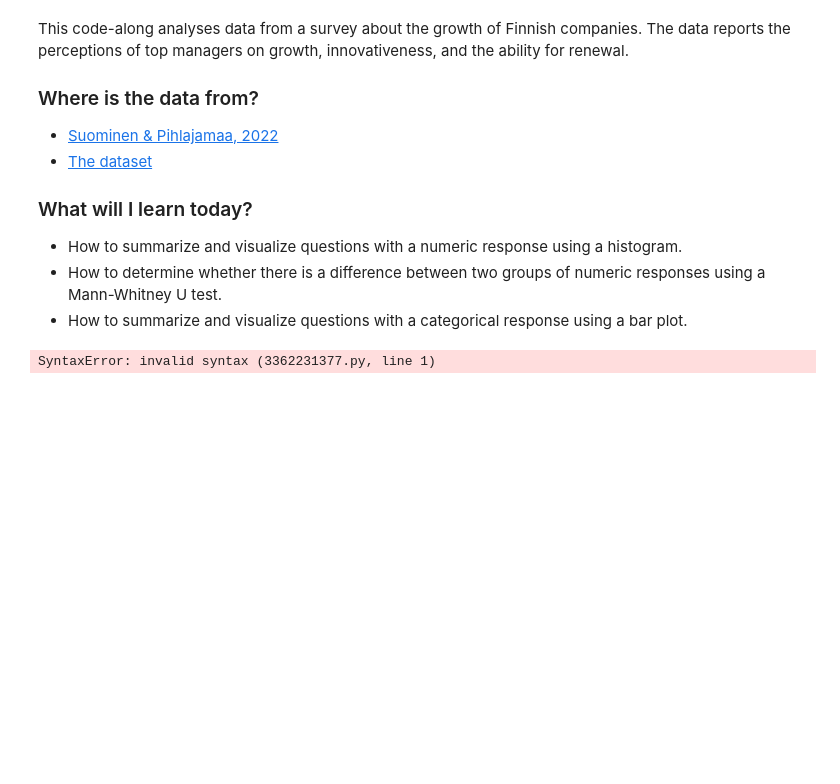
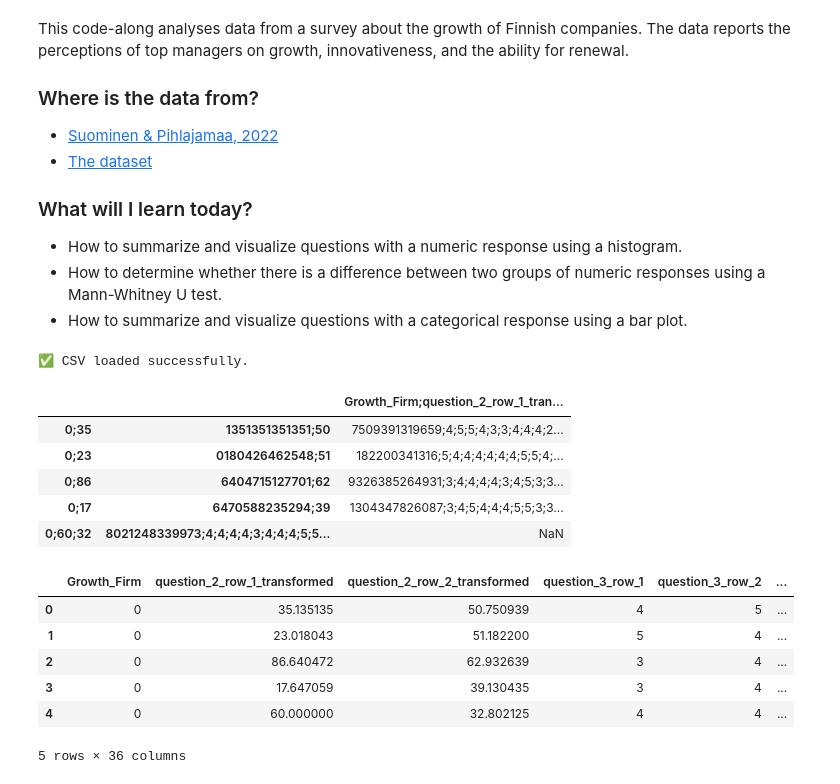
Before and after one commit to iamMashel/ml-scaffold-repo, a Jupyter notebook: ml-platform/notebooks/1.0-omo-survey-data-analysis.ipynb, the cells around one changed output. Saved outputs shown, nothing was run; the diff lists cells and outputs as text; code cells hidden in the pictures; blank space fills up the shorter version.

```diff
--- a/ml-platform/notebooks/1.0-omo-survey-data-analysis.ipynb
+++ b/ml-platform/notebooks/1.0-omo-survey-data-analysis.ipynb
@@ -17,5 +20,57 @@ from scipy.stats import mannwhitneyu
-# %%
-SELECT *
-    FROM 'data/raw/survey_data.csv'
-# %% [output]
-SyntaxError: invalid syntax (3362231377.py, line 1)
+# %%
+#Function to load any csv file by name thus avoiding chaning csv_path every time.
+
+def get_csv_path(filename):
+    """
+    Returns the full path to a CSV file in the data/raw directory.
+    """
+    project_root = Path.cwd() if (Path.cwd() / 'data').exists() else Path.cwd().parent
+    return project_root / 'data' / 'raw' / filename
+
+# Example usage with try/except:
+csv_path = get_csv_path('survey_data.csv')
+try:
+    df = pd.read_csv(csv_path)
+    print("✅ CSV loaded successfully.")
+    display(df.head())
+except FileNotFoundError:
+    print(f"❌ File not found: {csv_path}")
+except Exception as e:
+    print(f"❌ Failed to load CSV: {e}")
+
+# For DuckDB:
+def duckdb_read_csv(filename, **kwargs):
+    csv_path = get_csv_path(filename)
+    query = f"""
+    SELECT * FROM read_csv_auto(
+        '{csv_path.as_posix()}',
+        delim=';',
+        decimal_separator=',',
+        nullstr=' '
+    )
+    """
+    try:
+        return duckdb.query(query).to_df()
+    except Exception as e:
+        print(f"❌ DuckDB failed to load {filename}: {e}")
+        return None
+
+# Example usage with try/except:
+duck_df = duckdb_read_csv('survey_data.csv')
+if duck_df is not None:
+    display(duck_df.head())
+# %% [output]
+✅ CSV loaded successfully.
+|  |  | Growth_Firm;question_2_row_1_tran... |
+| 0;35 | 1351351351351;50 | 7509391319659;4;5;5;4;3;3;4;4;4;2... |
+| 0;23 | 0180426462548;51 | 182200341316;5;4;4;4;4;4;4;5;5;4;... |
+| 0;86 | 6404715127701;62 | 9326385264931;3;4;4;4;4;3;4;5;3;3... |
+| 0;17 | 6470588235294;39 | 1304347826087;3;4;5;4;4;4;5;5;3;3... |
+| 0;60;32 | 8021248339973;4;4;4;4;3;4;4;4;5;5... | NaN |
+|  | Growth_Firm | question_2_row_1_transformed | question_2_row_2_transformed | question_3_row_1 | question_3_row_2 | ... |
+| 0 | 0 | 35.135135 | 50.750939 | 4 | 5 | ... |
+| 1 | 0 | 23.018043 | 51.182200 | 5 | 4 | ... |
+| 2 | 0 | 86.640472 | 62.932639 | 3 | 4 | ... |
+| 3 | 0 | 17.647059 | 39.130435 | 3 | 4 | ... |
+| 4 | 0 | 60.000000 | 32.802125 | 4 | 4 | ... |
+5 rows × 36 columns
```
Also changed, not shown: parts of 6 cells of this notebook, 2 other files.
